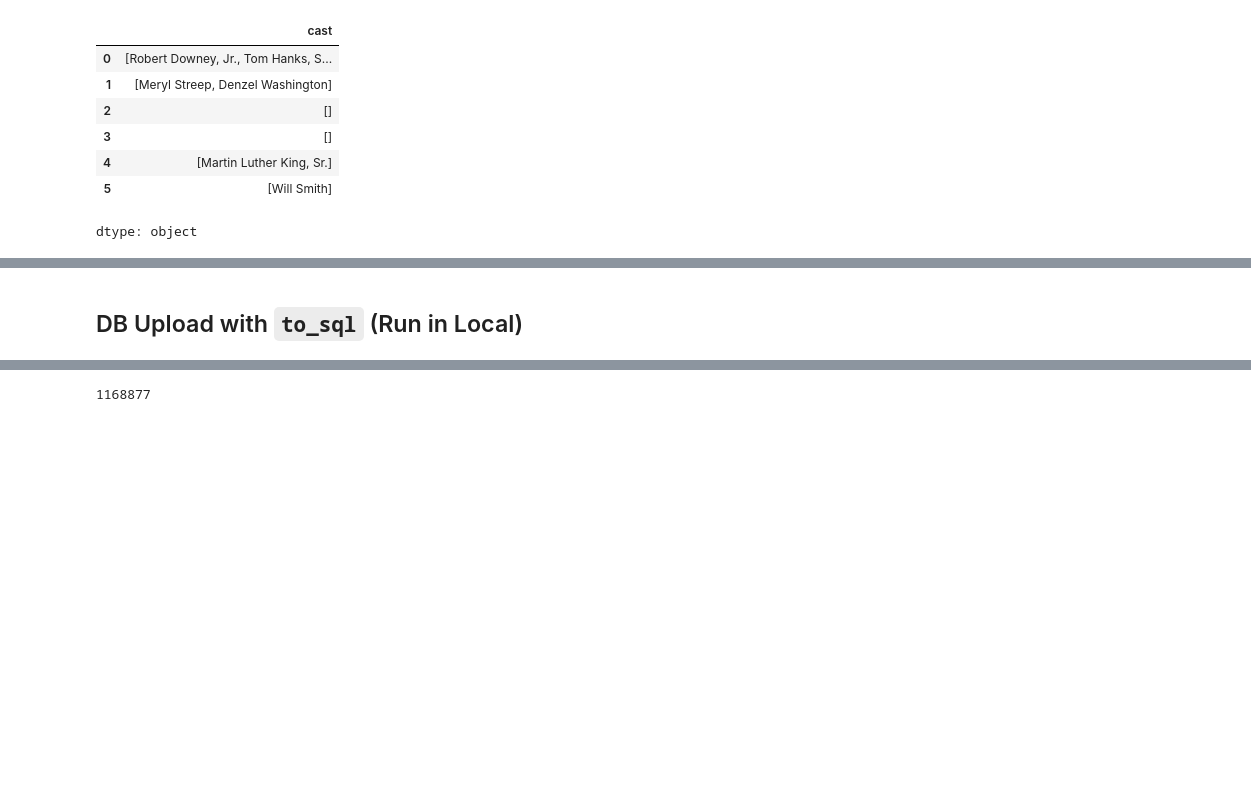
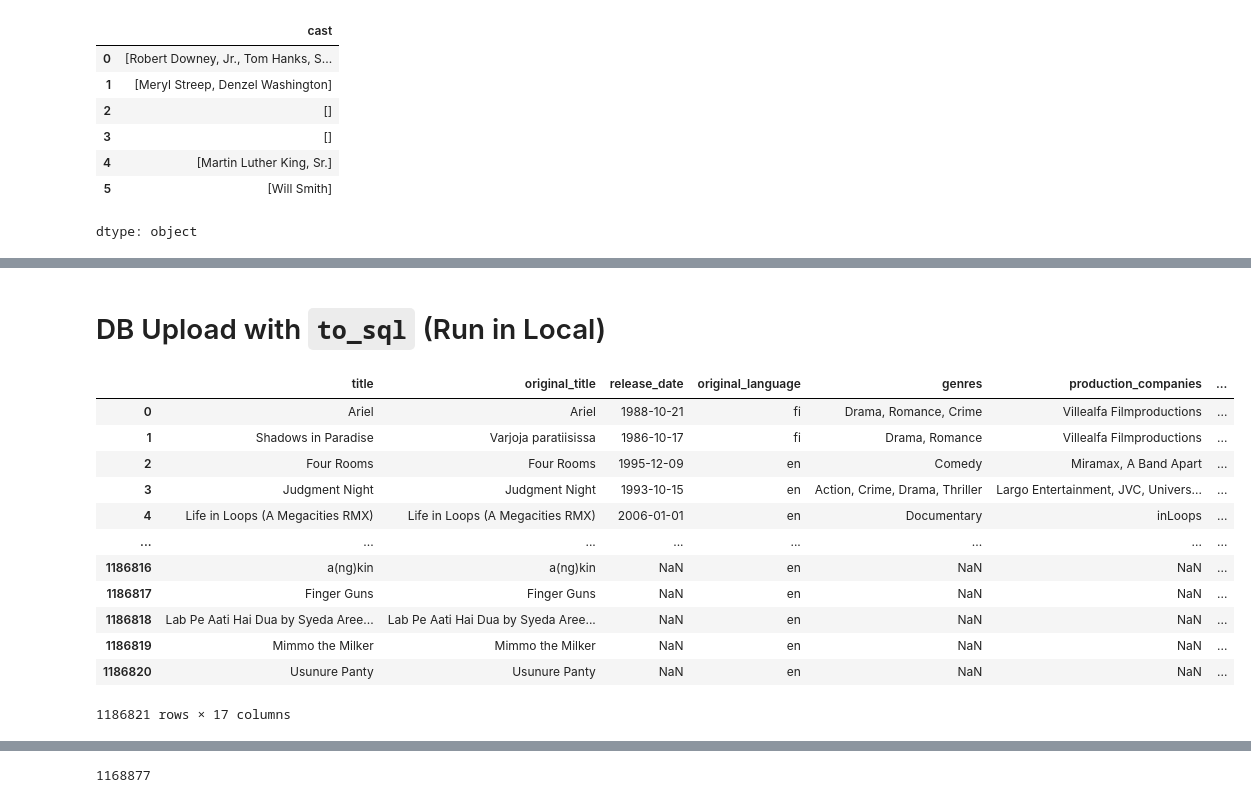
Before and after one commit to dilminidasunika/movie_recommendation_system, a Jupyter notebook: Notebooks/Dataset_Preprocessing.ipynb, the cells around one changed output, grey strips where cells are left out. Drawn from its saved outputs; the diff is of its cells as text; code cells hidden in the pictures; blank space fills up the shorter version.

Commit message:
data cleaning

```diff
--- a/Notebooks/Dataset_Preprocessing.ipynb
+++ b/Notebooks/Dataset_Preprocessing.ipynb
@@ -825,3 +1053,20 @@ dtype: object
 # %% [markdown]
-## DB Upload with `to_sql` (Run in Local)
+# DB Upload with `to_sql` (Run in Local)
+# %%
+cleaned_df = pd.read_csv(mount_path + "/data/cleanedmovies.csv")
+cleaned_df
+# %% [output]
+|  | title | original_title | release_date | original_language | genres | production_companies | ... |
+| 0 | Ariel | Ariel | 1988-10-21 | fi | Drama, Romance, Crime | Villealfa Filmproductions | ... |
+| 1 | Shadows in Paradise | Varjoja paratiisissa | 1986-10-17 | fi | Drama, Romance | Villealfa Filmproductions | ... |
+| 2 | Four Rooms | Four Rooms | 1995-12-09 | en | Comedy | Miramax, A Band Apart | ... |
+| 3 | Judgment Night | Judgment Night | 1993-10-15 | en | Action, Crime, Drama, Thriller | Largo Entertainment, JVC, Univers... | ... |
+| 4 | Life in Loops (A Megacities RMX) | Life in Loops (A Megacities RMX) | 2006-01-01 | en | Documentary | inLoops | ... |
+| ... | ... | ... | ... | ... | ... | ... | ... |
+| 1186816 | a(ng)kin | a(ng)kin | NaN | en | NaN | NaN | ... |
+| 1186817 | Finger Guns | Finger Guns | NaN | en | NaN | NaN | ... |
+| 1186818 | Lab Pe Aati Hai Dua by Syeda Aree... | Lab Pe Aati Hai Dua by Syeda Aree... | NaN | en | NaN | NaN | ... |
+| 1186819 | Mimmo the Milker | Mimmo the Milker | NaN | en | NaN | NaN | ... |
+| 1186820 | Usunure Panty | Usunure Panty | NaN | en | NaN | NaN | ... |
+1186821 rows × 17 columns
 # %%
```
Also changed, not shown: parts of 52 cells of this notebook.
